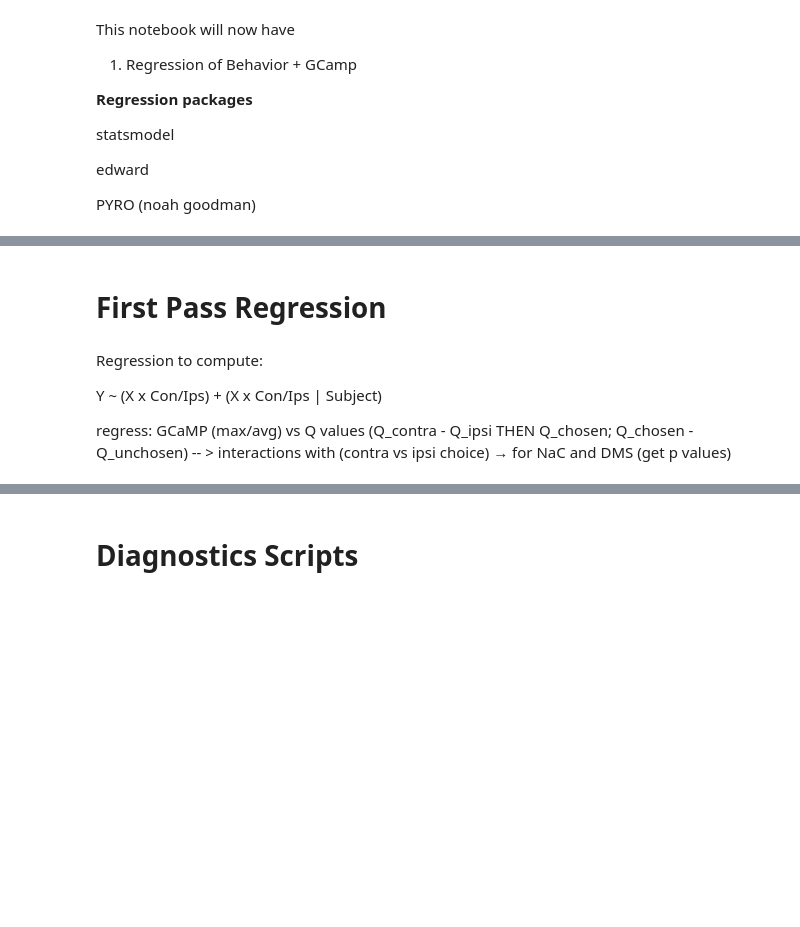
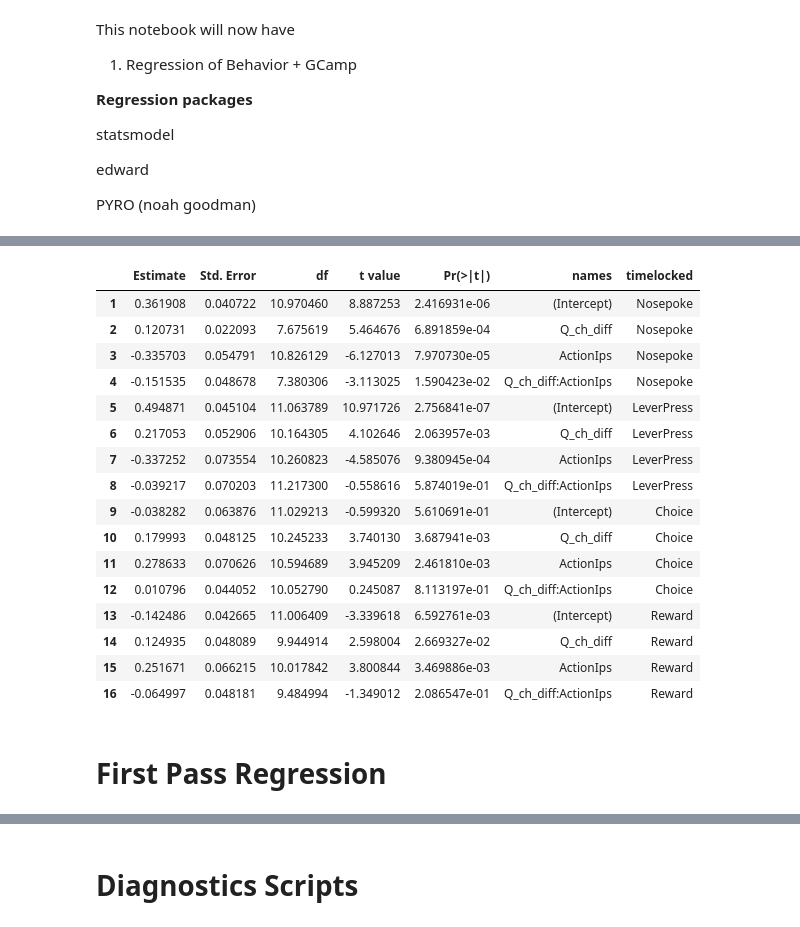
Before and after one commit to rachelstephlee/qlearning, a Jupyter notebook: Behavior_Gcamp3_Regression.ipynb, the cells around one changed output, grey strips where cells are left out. Cells and saved outputs as stored; diff of their text form; code cells hidden in the pictures; blank space fills up the shorter version.

```diff
--- a/Behavior_Gcamp3_Regression.ipynb
+++ b/Behavior_Gcamp3_Regression.ipynb
@@ -143,9 +186,22 @@ df_corr['bQ_c'] = pd.qcut(df_corr['Q_c'], Q_BINS_QUANTILES)
+# %%
+df
+# %% [output]
+|  | Estimate | Std. Error | df | t value | Pr(>|t|) | names | timelocked |
+| 1 | 0.361908 | 0.040722 | 10.970460 | 8.887253 | 2.416931e-06 | (Intercept) | Nosepoke |
+| 2 | 0.120731 | 0.022093 | 7.675619 | 5.464676 | 6.891859e-04 | Q_ch_diff | Nosepoke |
+| 3 | -0.335703 | 0.054791 | 10.826129 | -6.127013 | 7.970730e-05 | ActionIps | Nosepoke |
+| 4 | -0.151535 | 0.048678 | 7.380306 | -3.113025 | 1.590423e-02 | Q_ch_diff:ActionIps | Nosepoke |
+| 5 | 0.494871 | 0.045104 | 11.063789 | 10.971726 | 2.756841e-07 | (Intercept) | LeverPress |
+| 6 | 0.217053 | 0.052906 | 10.164305 | 4.102646 | 2.063957e-03 | Q_ch_diff | LeverPress |
+| 7 | -0.337252 | 0.073554 | 10.260823 | -4.585076 | 9.380945e-04 | ActionIps | LeverPress |
+| 8 | -0.039217 | 0.070203 | 11.217300 | -0.558616 | 5.874019e-01 | Q_ch_diff:ActionIps | LeverPress |
+| 9 | -0.038282 | 0.063876 | 11.029213 | -0.599320 | 5.610691e-01 | (Intercept) | Choice |
+| 10 | 0.179993 | 0.048125 | 10.245233 | 3.740130 | 3.687941e-03 | Q_ch_diff | Choice |
+| 11 | 0.278633 | 0.070626 | 10.594689 | 3.945209 | 2.461810e-03 | ActionIps | Choice |
+| 12 | 0.010796 | 0.044052 | 10.052790 | 0.245087 | 8.113197e-01 | Q_ch_diff:ActionIps | Choice |
+| 13 | -0.142486 | 0.042665 | 11.006409 | -3.339618 | 6.592761e-03 | (Intercept) | Reward |
+| 14 | 0.124935 | 0.048089 | 9.944914 | 2.598004 | 2.669327e-02 | Q_ch_diff | Reward |
+| 15 | 0.251671 | 0.066215 | 10.017842 | 3.800844 | 3.469886e-03 | ActionIps | Reward |
+| 16 | -0.064997 | 0.048181 | 9.484994 | -1.349012 | 2.086547e-01 | Q_ch_diff:ActionIps | Reward |
 # %% [markdown]
 # First Pass Regression
-# %% [markdown]
-Regression to compute:
-
-Y ~ (X x Con/Ips) + (X x Con/Ips | Subject)
-
-regress: GCaMP (max/avg) vs Q values (Q_contra - Q_ipsi THEN Q_chosen; Q_chosen - Q_unchosen)
--- > interactions with (contra vs ipsi choice)  → for NaC and DMS  (get p values)
```
Also changed, not shown: parts of 29 cells of this notebook, 1 other file.
